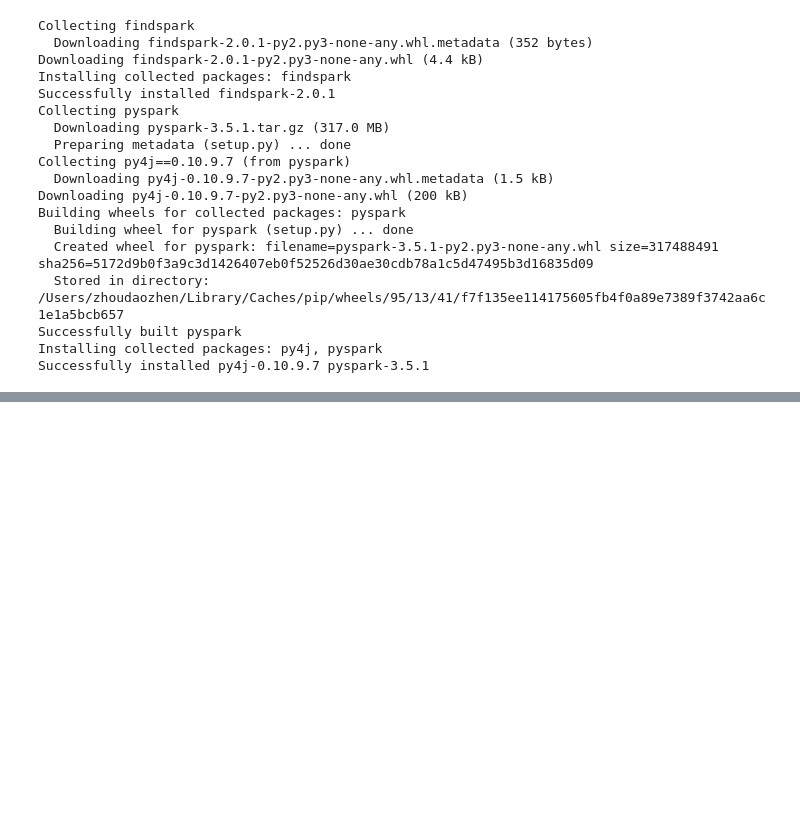
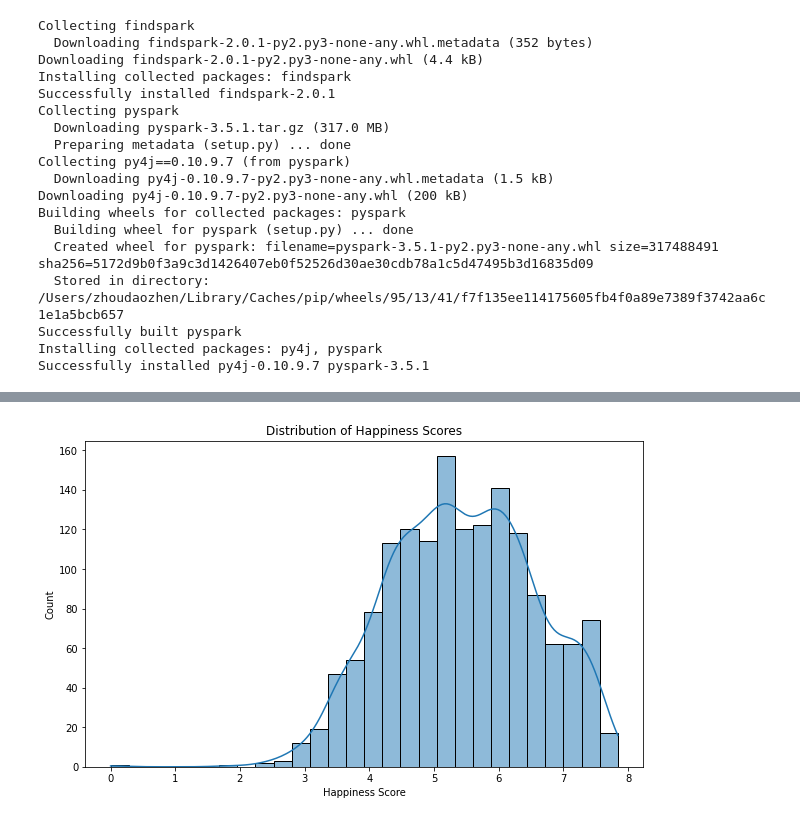
Before and after one commit to yihuxizixin/lab, a Jupyter notebook: iteration3_i_pyspark.ipynb, the cells around one changed output, grey strips where cells are left out. Cells and saved outputs as stored; diff of their text form; code cells hidden in the pictures; blank space fills up the shorter version.

```diff
--- a/iteration3_i_pyspark.ipynb
+++ b/iteration3_i_pyspark.ipynb
@@ -65,17 +113,15 @@ NameError: name 'spark' is not defined
 # %%
 
 
-
-folder_path = '/Users/zhoudaozhen/Desktop/722/iteration3'
 
 data_frames = []
 common_columns = None
 
 for year in range(2013, 2024):
     if year != 2014:
-        file_path = os.path.join(folder_path, f"{year}.csv")
+        file_path = os.path.join("", f"{year}.csv")
         if os.path.exists(file_path):
-            df = spark.read.csv(file_path)
+            df = spark.read.csv(file_path, header=True, inferSchema=True)
             data_frames.append(df)
             if common_columns is None:
                 common_columns = set(df.columns)
@@ -84,8 +130,13 @@ for year in range(2013, 2024):
 
 filtered_data_frames = [df[list(common_columns)] for df in data_frames]
 
-combined_data = pd.concat(filtered_data_frames, ignore_index=True)
+#combined_data = pd.concat(filtered_data_frames, ignore_index=True)
+combined_data = filtered_data_frames[0]
+for df in filtered_data_frames[1:]:
+    combined_data = combined_data.union(df)
 
 
-data_attribute = pd.read_excel('P_Data_Extract_From_World_Development_Indicators.xlsx')
+#data_attribute = pd.read_excel('P_Data_Extract_From_World_Development_Indicators.xlsx')
+
+data_attribute =spark.read.csv("P_Data_Extract_From_World_Development_Indicators.csv", header=True, inferSchema=True)
 # %%
@@ -207,10 +532,15 @@ plt.show()
 # %%
 #3. 分布图（Distribution Plots）
 # 绘制Happiness Score的分布
+happiness_scores = combined_data.select('Happiness Score').toPandas()
+
+# 绘制分布图
 plt.figure(figsize=(10, 6))
-sns.histplot(combined_data['Happiness Score'], kde=True)
+sns.histplot(happiness_scores['Happiness Score'], kde=True)
 plt.title('Distribution of Happiness Scores')
-plt.savefig("/Users/zhoudaozhen/Desktop/722/iteration3/Figures/2.png", format='png')
+#plt.savefig("/Users/zhoudaozhen/Desktop/722/iteration3/Figures/2.png", format='png')
 plt.show()
+# %% [output]
+[figure, added]
 # %%
 # 对数据按照Happiness Rank进行排序
```
Also changed, not shown: parts of 49 cells of this notebook.
